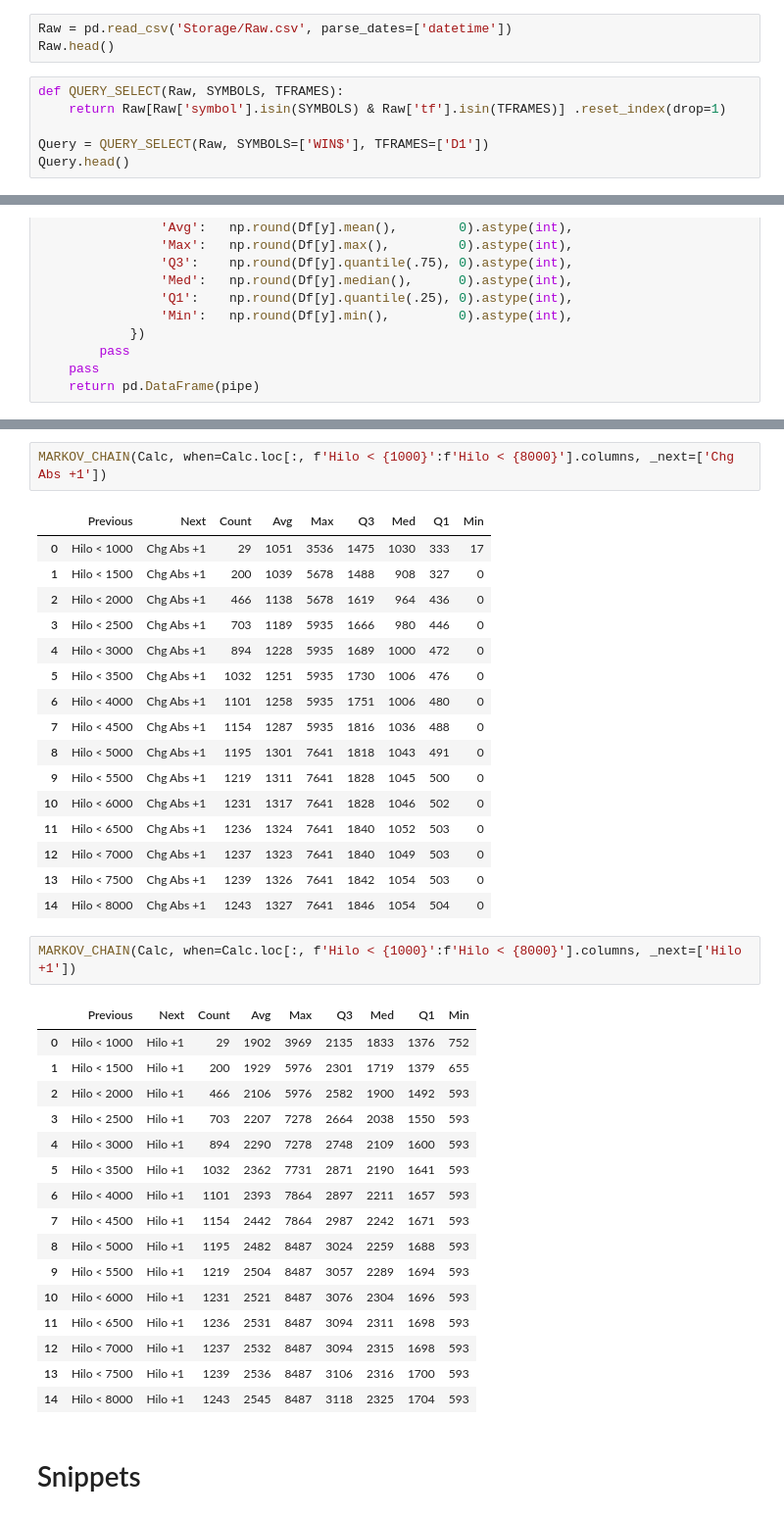
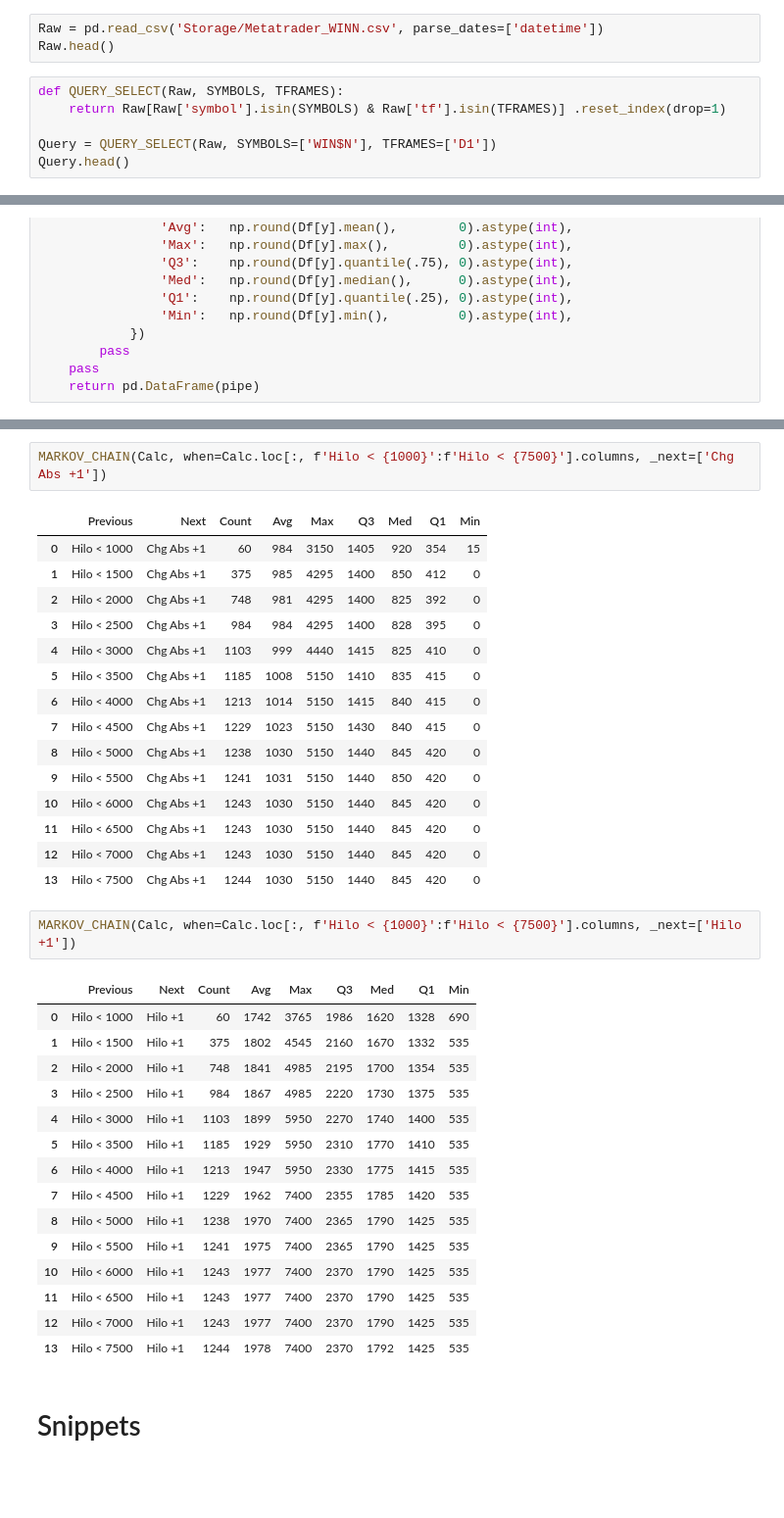
Before and after one commit to jhvissotto/Analise-Probabilistica-do-Mini-Indice, a Jupyter notebook: Stats Day/Next Day.ipynb, the cells around one changed output, grey strips where cells are left out. Shown at 98% size. Drawn from its saved outputs; the diff is of its cells as text; blank space fills up the shorter version.

```diff
--- a/Stats Day/Next Day.ipynb
+++ b/Stats Day/Next Day.ipynb
@@ -12,13 +12,13 @@ pd.set_option('display.max_columns', None)
 # %% [markdown]
 # Load
 # %%
-Raw = pd.read_csv('Storage/Raw.csv', parse_dates=['datetime'])
+Raw = pd.read_csv('Storage/Metatrader_WINN.csv', parse_dates=['datetime'])
 Raw.head()
 # %%
 def QUERY_SELECT(Raw, SYMBOLS, TFRAMES):
     return Raw[Raw['symbol'].isin(SYMBOLS) & Raw['tf'].isin(TFRAMES)] .reset_index(drop=1)
 
-Query = QUERY_SELECT(Raw, SYMBOLS=['WIN$'], TFRAMES=['D1'])
+Query = QUERY_SELECT(Raw, SYMBOLS=['WIN$N'], TFRAMES=['D1'])
 Query.head()
 # %% [markdown]
 # Data
@@ -136,41 +136,39 @@ MARKOV_CHAIN(Calc, when=Calc.loc[:, f'Chg Abs < {100}':f'Chg Abs < {5500}'].colu
 # %%
-MARKOV_CHAIN(Calc, when=Calc.loc[:, f'Hilo < {1000}':f'Hilo < {8000}'].columns, _next=['Chg Abs +1'])
+MARKOV_CHAIN(Calc, when=Calc.loc[:, f'Hilo < {1000}':f'Hilo < {7500}'].columns, _next=['Chg Abs +1'])
 # %% [output]
 |  | Previous | Next | Count | Avg | Max | Q3 | Med | Q1 | Min |
-| 0 | Hilo < 1000 | Chg Abs +1 | 29 | 1051 | 3536 | 1475 | 1030 | 333 | 17 |
-| 1 | Hilo < 1500 | Chg Abs +1 | 200 | 1039 | 5678 | 1488 | 908 | 327 | 0 |
-| 2 | Hilo < 2000 | Chg Abs +1 | 466 | 1138 | 5678 | 1619 | 964 | 436 | 0 |
-| 3 | Hilo < 2500 | Chg Abs +1 | 703 | 1189 | 5935 | 1666 | 980 | 446 | 0 |
-| 4 | Hilo < 3000 | Chg Abs +1 | 894 | 1228 | 5935 | 1689 | 1000 | 472 | 0 |
-| 5 | Hilo < 3500 | Chg Abs +1 | 1032 | 1251 | 5935 | 1730 | 1006 | 476 | 0 |
-| 6 | Hilo < 4000 | Chg Abs +1 | 1101 | 1258 | 5935 | 1751 | 1006 | 480 | 0 |
-| 7 | Hilo < 4500 | Chg Abs +1 | 1154 | 1287 | 5935 | 1816 | 1036 | 488 | 0 |
-| 8 | Hilo < 5000 | Chg Abs +1 | 1195 | 1301 | 7641 | 1818 | 1043 | 491 | 0 |
-| 9 | Hilo < 5500 | Chg Abs +1 | 1219 | 1311 | 7641 | 1828 | 1045 | 500 | 0 |
-| 10 | Hilo < 6000 | Chg Abs +1 | 1231 | 1317 | 7641 | 1828 | 1046 | 502 | 0 |
-| 11 | Hilo < 6500 | Chg Abs +1 | 1236 | 1324 | 7641 | 1840 | 1052 | 503 | 0 |
-| 12 | Hilo < 7000 | Chg Abs +1 | 1237 | 1323 | 7641 | 1840 | 1049 | 503 | 0 |
-| 13 | Hilo < 7500 | Chg Abs +1 | 1239 | 1326 | 7641 | 1842 | 1054 | 503 | 0 |
-| 14 | Hilo < 8000 | Chg Abs +1 | 1243 | 1327 | 7641 | 1846 | 1054 | 504 | 0 |
+| 0 | Hilo < 1000 | Chg Abs +1 | 60 | 984 | 3150 | 1405 | 920 | 354 | 15 |
+| 1 | Hilo < 1500 | Chg Abs +1 | 375 | 985 | 4295 | 1400 | 850 | 412 | 0 |
+| 2 | Hilo < 2000 | Chg Abs +1 | 748 | 981 | 4295 | 1400 | 825 | 392 | 0 |
+| 3 | Hilo < 2500 | Chg Abs +1 | 984 | 984 | 4295 | 1400 | 828 | 395 | 0 |
+| 4 | Hilo < 3000 | Chg Abs +1 | 1103 | 999 | 4440 | 1415 | 825 | 410 | 0 |
+| 5 | Hilo < 3500 | Chg Abs +1 | 1185 | 1008 | 5150 | 1410 | 835 | 415 | 0 |
+| 6 | Hilo < 4000 | Chg Abs +1 | 1213 | 1014 | 5150 | 1415 | 840 | 415 | 0 |
+| 7 | Hilo < 4500 | Chg Abs +1 | 1229 | 1023 | 5150 | 1430 | 840 | 415 | 0 |
+| 8 | Hilo < 5000 | Chg Abs +1 | 1238 | 1030 | 5150 | 1440 | 845 | 420 | 0 |
+| 9 | Hilo < 5500 | Chg Abs +1 | 1241 | 1031 | 5150 | 1440 | 850 | 420 | 0 |
+| 10 | Hilo < 6000 | Chg Abs +1 | 1243 | 1030 | 5150 | 1440 | 845 | 420 | 0 |
+| 11 | Hilo < 6500 | Chg Abs +1 | 1243 | 1030 | 5150 | 1440 | 845 | 420 | 0 |
+| 12 | Hilo < 7000 | Chg Abs +1 | 1243 | 1030 | 5150 | 1440 | 845 | 420 | 0 |
+| 13 | Hilo < 7500 | Chg Abs +1 | 1244 | 1030 | 5150 | 1440 | 845 | 420 | 0 |
 # %%
-MARKOV_CHAIN(Calc, when=Calc.loc[:, f'Hilo < {1000}':f'Hilo < {8000}'].columns, _next=['Hilo +1'])
+MARKOV_CHAIN(Calc, when=Calc.loc[:, f'Hilo < {1000}':f'Hilo < {7500}'].columns, _next=['Hilo +1'])
 # %% [output]
 |  | Previous | Next | Count | Avg | Max | Q3 | Med | Q1 | Min |
-| 0 | Hilo < 1000 | Hilo +1 | 29 | 1902 | 3969 | 2135 | 1833 | 1376 | 752 |
-| 1 | Hilo < 1500 | Hilo +1 | 200 | 1929 | 5976 | 2301 | 1719 | 1379 | 655 |
-| 2 | Hilo < 2000 | Hilo +1 | 466 | 2106 | 5976 | 2582 | 1900 | 1492 | 593 |
-| 3 | Hilo < 2500 | Hilo +1 | 703 | 2207 | 7278 | 2664 | 2038 | 1550 | 593 |
-| 4 | Hilo < 3000 | Hilo +1 | 894 | 2290 | 7278 | 2748 | 2109 | 1600 | 593 |
-| 5 | Hilo < 3500 | Hilo +1 | 1032 | 2362 | 7731 | 2871 | 2190 | 1641 | 593 |
-| 6 | Hilo < 4000 | Hilo +1 | 1101 | 2393 | 7864 | 2897 | 2211 | 1657 | 593 |
-| 7 | Hilo < 4500 | Hilo +1 | 1154 | 2442 | 7864 | 2987 | 2242 | 1671 | 593 |
-| 8 | Hilo < 5000 | Hilo +1 | 1195 | 2482 | 8487 | 3024 | 2259 | 1688 | 593 |
-| 9 | Hilo < 5500 | Hilo +1 | 1219 | 2504 | 8487 | 3057 | 2289 | 1694 | 593 |
-| 10 | Hilo < 6000 | Hilo +1 | 1231 | 2521 | 8487 | 3076 | 2304 | 1696 | 593 |
-| 11 | Hilo < 6500 | Hilo +1 | 1236 | 2531 | 8487 | 3094 | 2311 | 1698 | 593 |
-| 12 | Hilo < 7000 | Hilo +1 | 1237 | 2532 | 8487 | 3094 | 2315 | 1698 | 593 |
-| 13 | Hilo < 7500 | Hilo +1 | 1239 | 2536 | 8487 | 3106 | 2316 | 1700 | 593 |
-| 14 | Hilo < 8000 | Hilo +1 | 1243 | 2545 | 8487 | 3118 | 2325 | 1704 | 593 |
+| 0 | Hilo < 1000 | Hilo +1 | 60 | 1742 | 3765 | 1986 | 1620 | 1328 | 690 |
+| 1 | Hilo < 1500 | Hilo +1 | 375 | 1802 | 4545 | 2160 | 1670 | 1332 | 535 |
+| 2 | Hilo < 2000 | Hilo +1 | 748 | 1841 | 4985 | 2195 | 1700 | 1354 | 535 |
+| 3 | Hilo < 2500 | Hilo +1 | 984 | 1867 | 4985 | 2220 | 1730 | 1375 | 535 |
+| 4 | Hilo < 3000 | Hilo +1 | 1103 | 1899 | 5950 | 2270 | 1740 | 1400 | 535 |
+| 5 | Hilo < 3500 | Hilo +1 | 1185 | 1929 | 5950 | 2310 | 1770 | 1410 | 535 |
+| 6 | Hilo < 4000 | Hilo +1 | 1213 | 1947 | 5950 | 2330 | 1775 | 1415 | 535 |
+| 7 | Hilo < 4500 | Hilo +1 | 1229 | 1962 | 7400 | 2355 | 1785 | 1420 | 535 |
+| 8 | Hilo < 5000 | Hilo +1 | 1238 | 1970 | 7400 | 2365 | 1790 | 1425 | 535 |
+| 9 | Hilo < 5500 | Hilo +1 | 1241 | 1975 | 7400 | 2365 | 1790 | 1425 | 535 |
+| 10 | Hilo < 6000 | Hilo +1 | 1243 | 1977 | 7400 | 2370 | 1790 | 1425 | 535 |
+| 11 | Hilo < 6500 | Hilo +1 | 1243 | 1977 | 7400 | 2370 | 1790 | 1425 | 535 |
+| 12 | Hilo < 7000 | Hilo +1 | 1243 | 1977 | 7400 | 2370 | 1790 | 1425 | 535 |
+| 13 | Hilo < 7500 | Hilo +1 | 1244 | 1978 | 7400 | 2370 | 1792 | 1425 | 535 |
 # %% [markdown]
 # Snippets
 # %%
```
Also changed, not shown: parts of 3 cells of this notebook, 23 other files.
